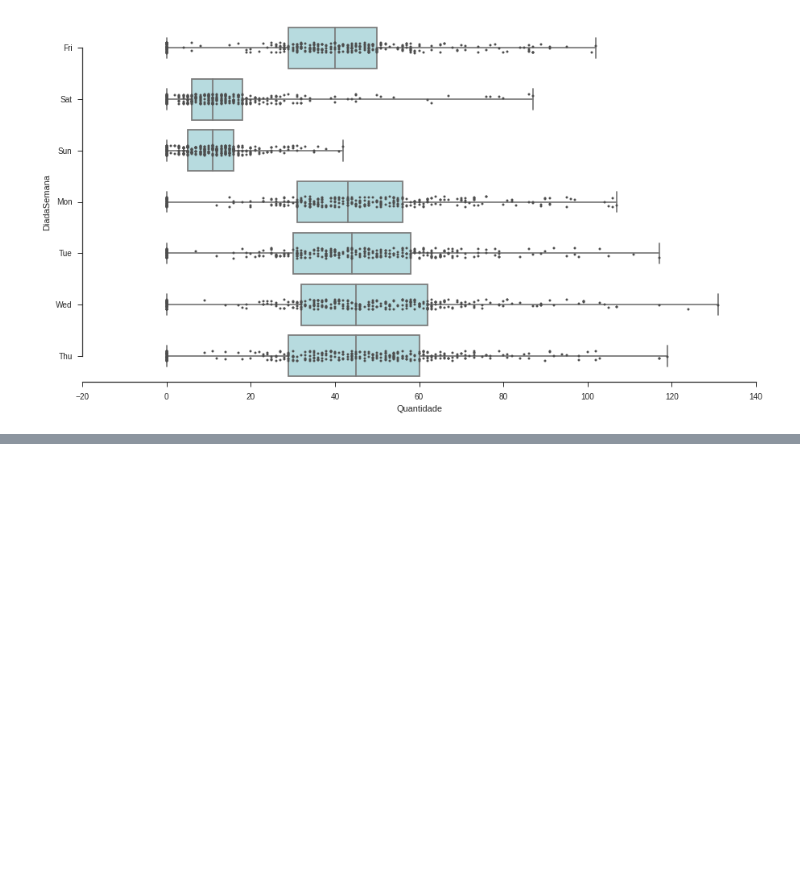
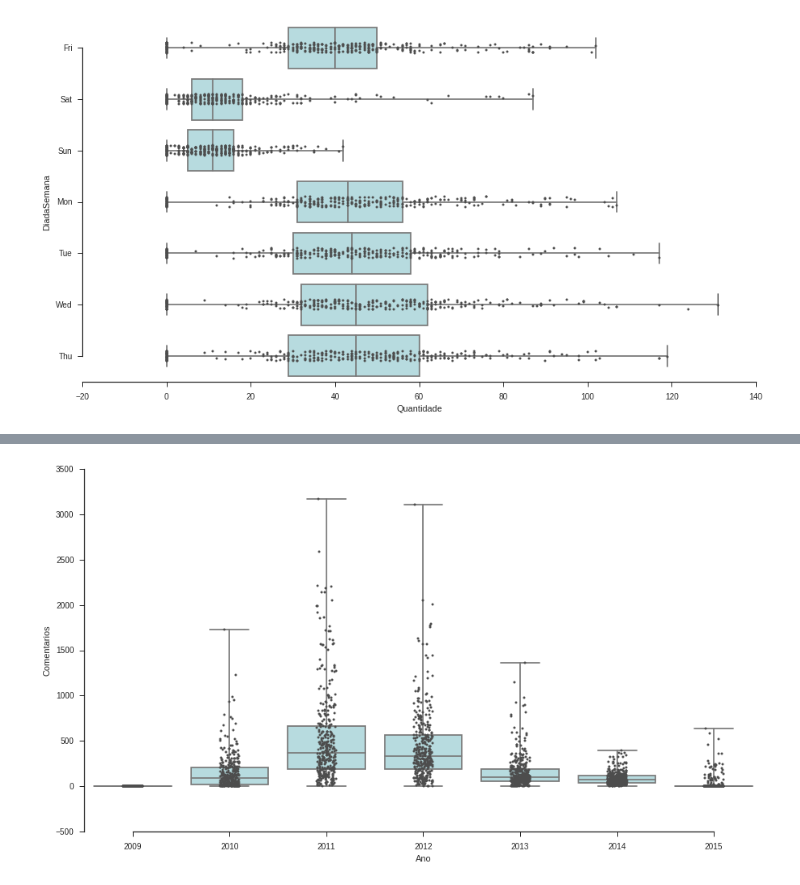
Before and after one commit to zegildo/PhD, a Jupyter notebook: src/scriptPython/TestingSeaborn.ipynb, the cells around one changed output, grey strips where cells are left out. Drawn from its saved outputs; the diff is of its cells as text; code cells hidden in the pictures; blank space fills up the shorter version.

```diff
--- a/src/scriptPython/TestingSeaborn.ipynb
+++ b/src/scriptPython/TestingSeaborn.ipynb
@@ -507,0 +578,20 @@ Como criar varios histogramas
+# %%
+"""
+Bloxplot para distribuição de comentarios ao longo dos dias da semana entre entre [2010,2015]
+para o Jornal FOLHA DE SAO PAULO.
+
+"""
+vol_2009_2015 = volRepercussao[volRepercussao.Ano.isin(range(2009,2016))]
+vol_2009_2015_FOLHASP = vol_2009_2015[vol_2009_2015.Jornal.isin(["FOLHASP"])]
+
+sns.set(rc={"figure.figsize": (15, 8)},style="ticks", palette="pastel", color_codes=True)
+ax = sns.boxplot(x="Ano", y="Comentarios", data=vol_2009_2015_FOLHASP,
+                 whis=np.inf, color="c")
+
+# Add in points to show each observation
+sns.stripplot(x="Ano", y="Comentarios", data=vol_2009_2015_FOLHASP,
+              jitter=True, size=3, color=".3", linewidth=0)
+
+sns.despine(trim=True)
+# %% [output]
+[figure, added]
```
Also changed, not shown: parts of 56 cells of this notebook, 3 other files.
